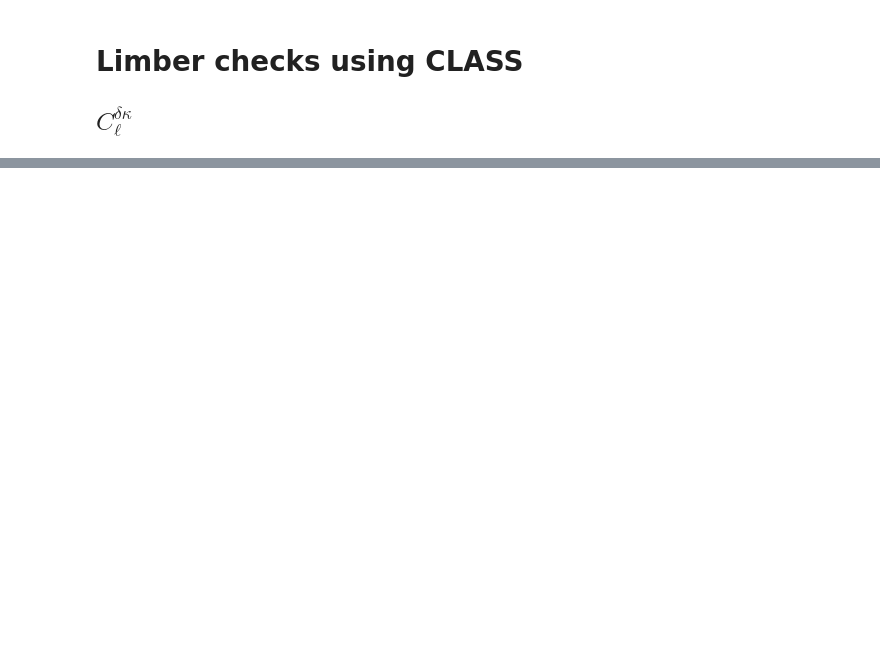
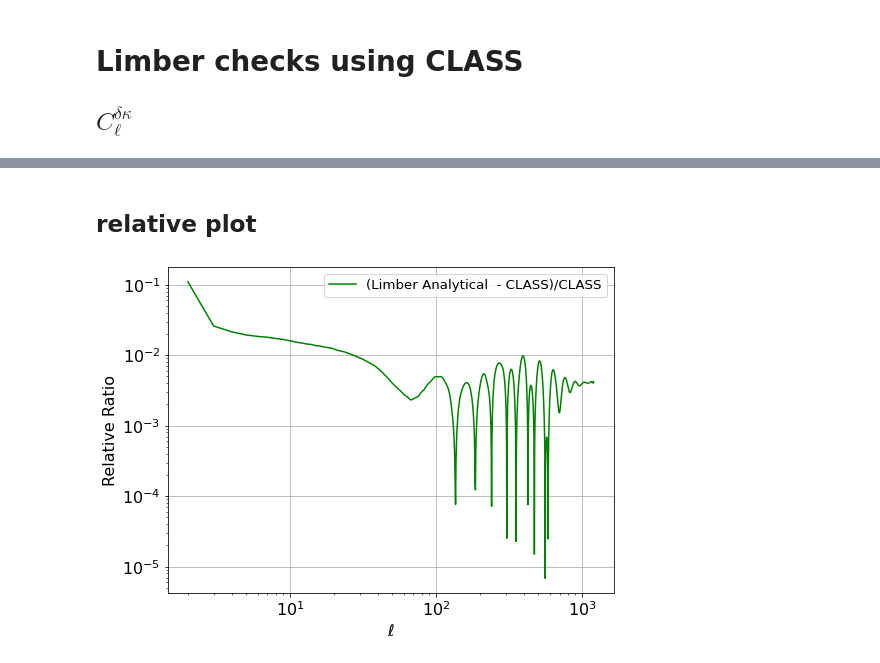
Before and after one commit to muntazirabidi/CLASS_CAMB, a Jupyter notebook: limber_cross_CLASS.ipynb, the cells around one changed output, grey strips where cells are left out. Saved outputs shown, nothing was run; the diff lists cells and outputs as text; code cells hidden in the pictures; blank space fills up the shorter version.

```diff
--- a/limber_cross_CLASS.ipynb
+++ b/limber_cross_CLASS.ipynb
@@ -175,0 +247,15 @@ plt.show()
+# %% [markdown]
+## relative plot
+# %%
+
+plt.plot(l,np.abs((cl_limber_dk_intp - Cl_deltakappa_Class_tophat)/Cl_deltakappa_Class_tophat),color='g',label=r'(Limber Analytical  - CLASS)/CLASS')
+
+
+plt.xlabel('$\ell$')
+plt.ylabel('Relative Ratio')
+plt.legend()
+plt.grid()
+plt.xscale('log')
+plt.yscale('log')
+# %% [output]
+[figure, added]
```
Also changed, not shown: parts of 7 cells of this notebook.
